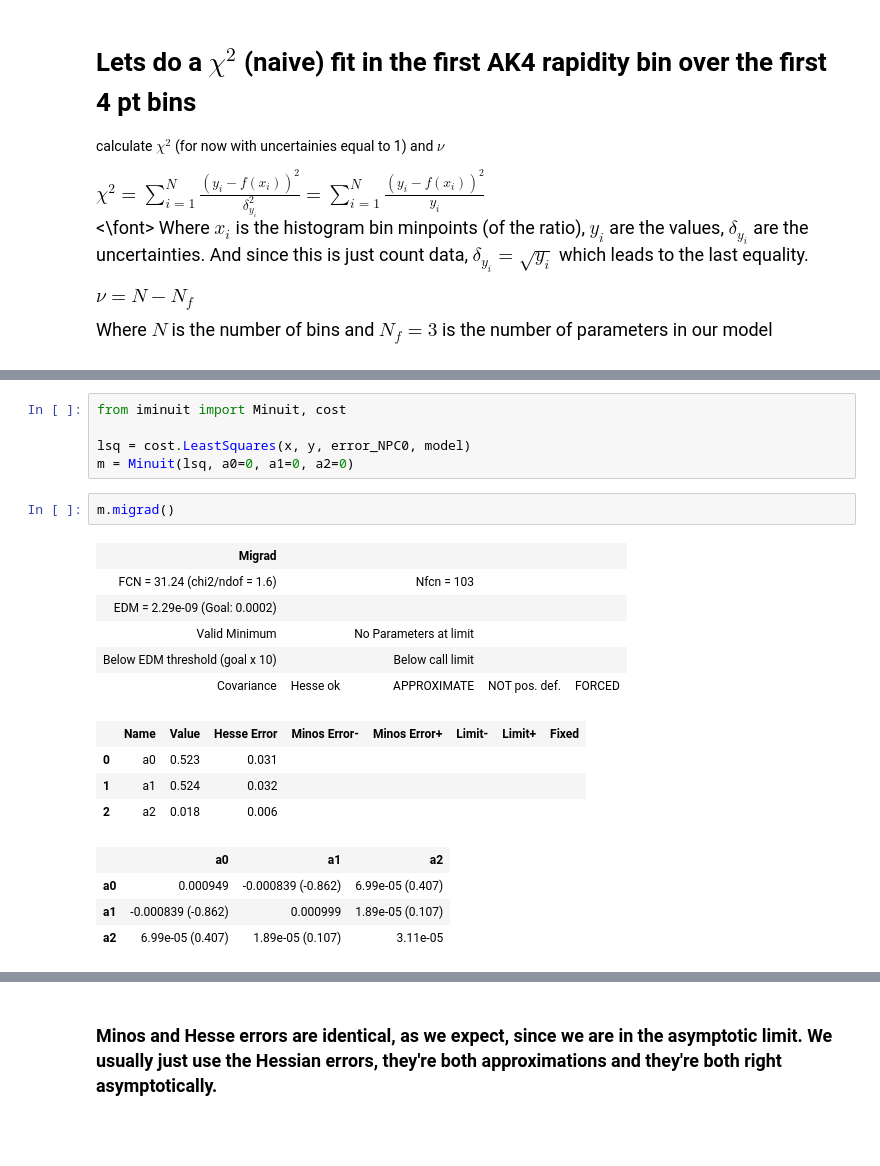
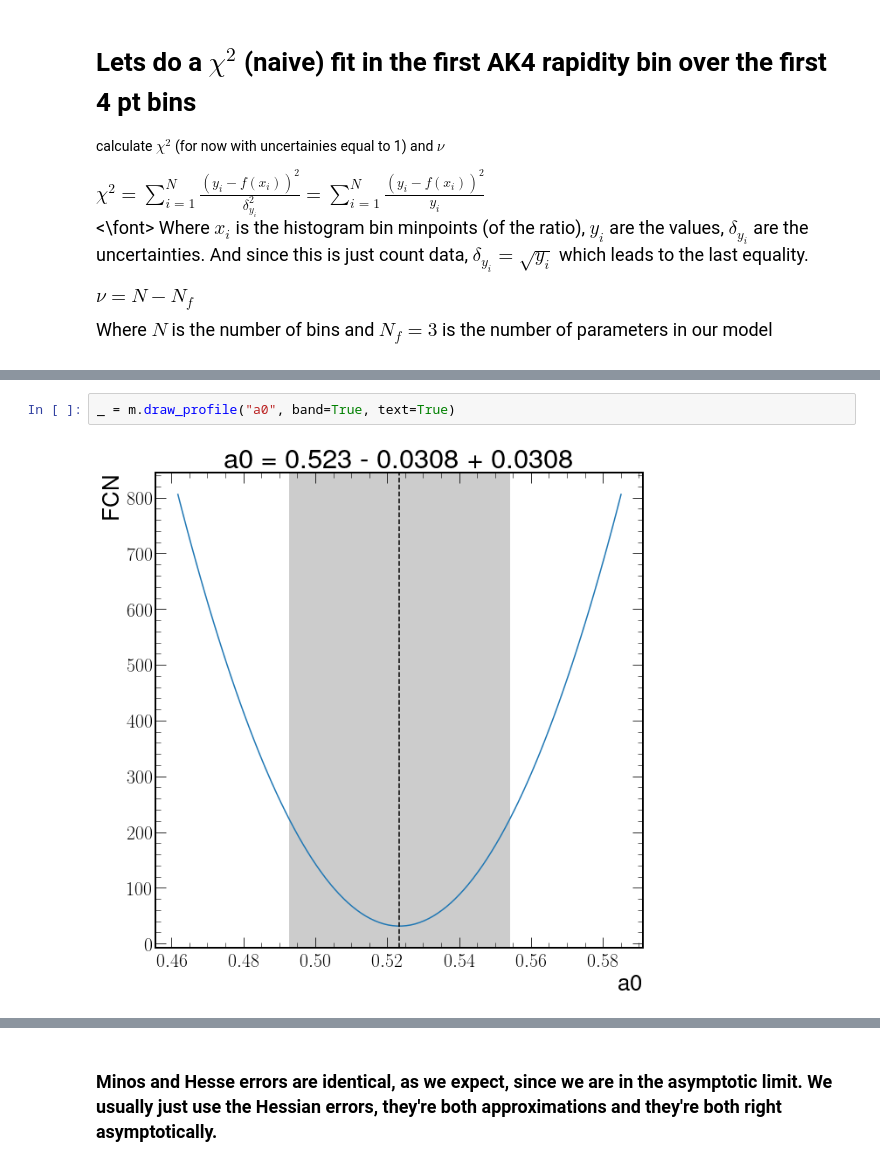
Before and after one commit to AliAlkadhim/NPC_Jets, a Jupyter notebook: fit_2.ipynb, the cells around one changed output, grey strips where cells are left out. Saved outputs shown, nothing was run; the diff lists cells and outputs as text; blank space fills up the shorter version.

```diff
--- a/fit_2.ipynb
+++ b/fit_2.ipynb
@@ -256,22 +318,4 @@ def model(
-# %%
-from iminuit import Minuit, cost
-
-lsq = cost.LeastSquares(x, y, error_NPC0, model)
-m = Minuit(lsq, a0=0, a1=0, a2=0)
-# %%
-m.migrad()
-# %% [output]
-| Migrad |  |  |  |  |
-| FCN = 31.24 (chi2/ndof = 1.6) |  | Nfcn = 103 |  |  |
-| EDM = 2.29e-09 (Goal: 0.0002) |  |  |  |  |
-| Valid Minimum |  | No Parameters at limit |  |  |
-| Below EDM threshold (goal x 10) |  | Below call limit |  |  |
-| Covariance | Hesse ok | APPROXIMATE | NOT pos. def. | FORCED |
-|  | Name | Value | Hesse Error | Minos Error- | Minos Error+ | Limit- | Limit+ | Fixed |
-| 0 | a0 | 0.523 | 0.031 |  |  |  |  |  |
-| 1 | a1 | 0.524 | 0.032 |  |  |  |  |  |
-| 2 | a2 | 0.018 | 0.006 |  |  |  |  |  |
-|  | a0 | a1 | a2 |
-| a0 | 0.000949 | -0.000839 (-0.862) | 6.99e-05 (0.407) |
-| a1 | -0.000839 (-0.862) | 0.000999 | 1.89e-05 (0.107) |
-| a2 | 6.99e-05 (0.407) | 1.89e-05 (0.107) | 3.11e-05 |
+# %%
+_ = m.draw_profile("a0", band=True, text=True)
+# %% [output]
+[figure, added]
```
Also changed, not shown: parts of 23 cells of this notebook, 1 other file.
